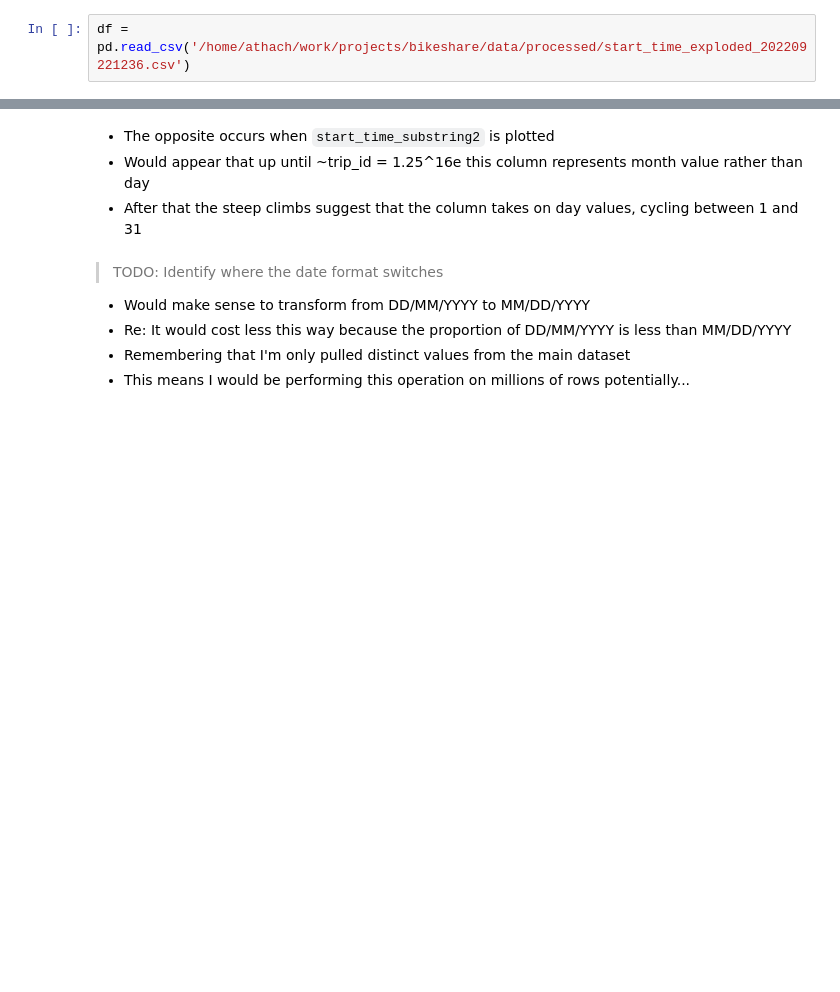
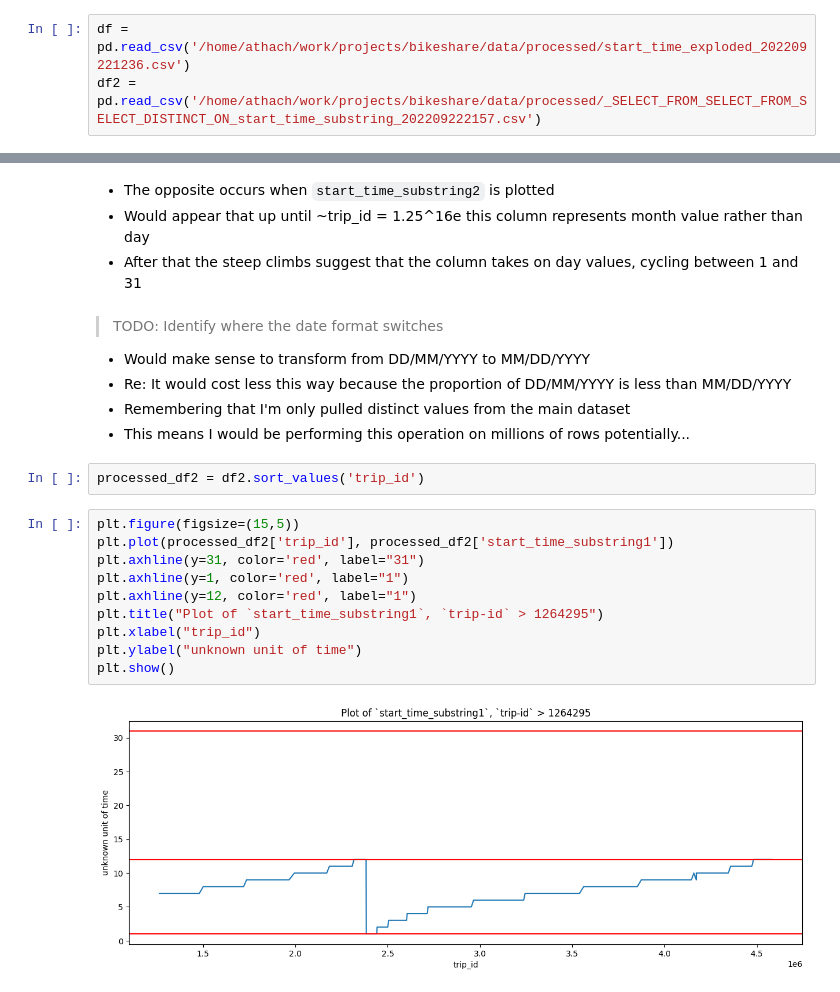
Before and after one commit to alcthach/bikeshare-to, a Jupyter notebook: notebooks/2017-2018_start_time_visualization.ipynb, the cells around one changed output, grey strips where cells are left out. Saved outputs shown, nothing was run; the diff lists cells and outputs as text; blank space fills up the shorter version.

```diff
--- a/notebooks/2017-2018_start_time_visualization.ipynb
+++ b/notebooks/2017-2018_start_time_visualization.ipynb
@@ -8,6 +8,7 @@ import pandas as pd
 import matplotlib.pyplot as plt
 # %%
 df = pd.read_csv('/home/athach/work/projects/bikeshare/data/processed/start_time_exploded_202209221236.csv')
+df2 = pd.read_csv('/home/athach/work/projects/bikeshare/data/processed/_SELECT_FROM_SELECT_FROM_SELECT_DISTINCT_ON_start_time_substring_202209222157.csv')
 # %%
 df
 # %% [output]
@@ -78,3 +105,17 @@ plt.show()
 - Re: It would cost less this way because the proportion of DD/MM/YYYY is less than MM/DD/YYYY
 - Remembering that I'm only pulled distinct values from the main dataset
 - This means I would be performing this operation on millions of rows potentially...
+# %%
+processed_df2 = df2.sort_values('trip_id')
+# %%
+plt.figure(figsize=(15,5))
+plt.plot(processed_df2['trip_id'], processed_df2['start_time_substring1'])
+plt.axhline(y=31, color='red', label="31")
+plt.axhline(y=1, color='red', label="1")
+plt.axhline(y=12, color='red', label="1")
+plt.title("Plot of `start_time_substring1`, `trip-id` > 1264295")
+plt.xlabel("trip_id")
+plt.ylabel("unknown unit of time")
+plt.show()
+# %% [output]
+[figure, added]
```
Also changed, not shown: parts of 3 cells of this notebook.
